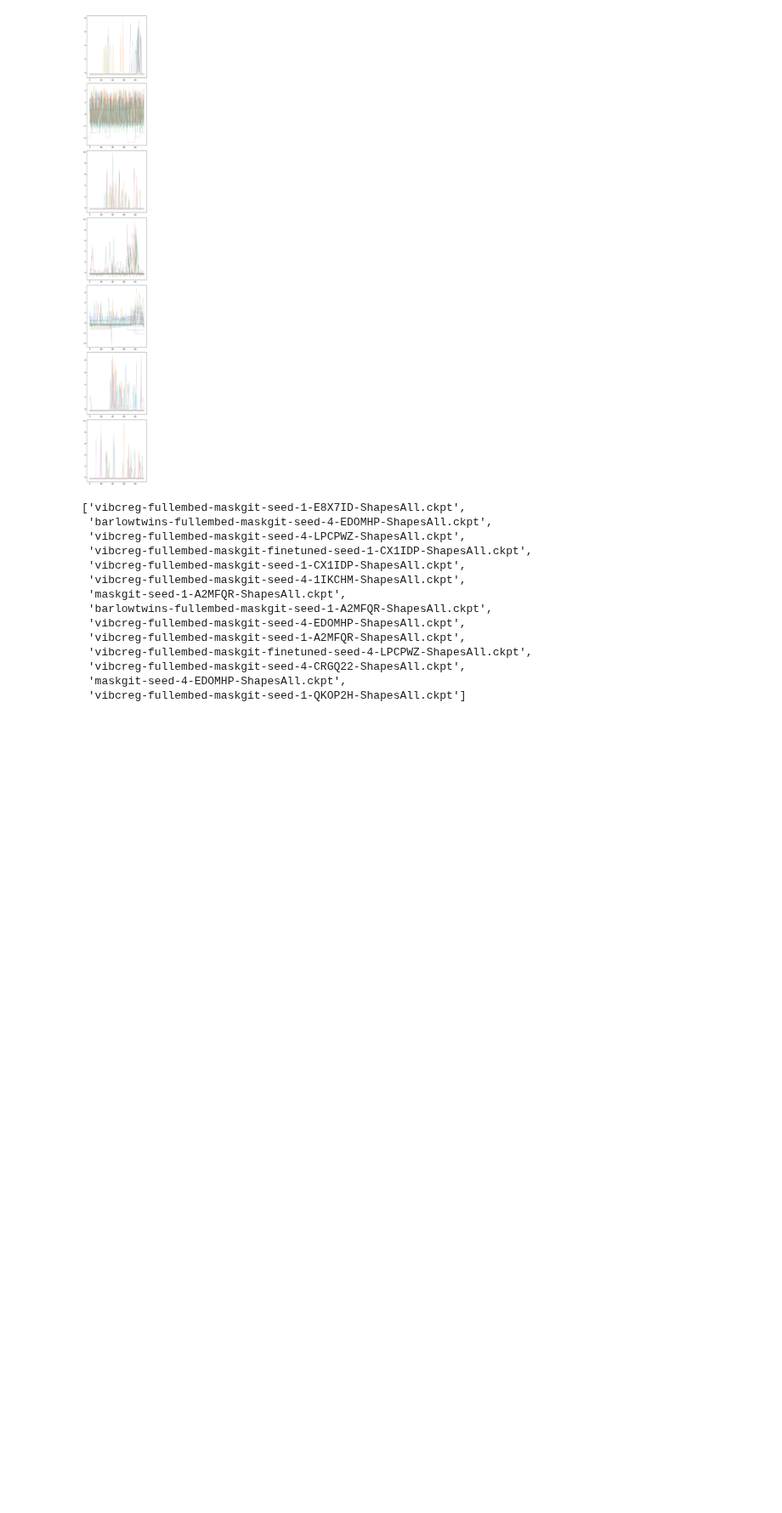
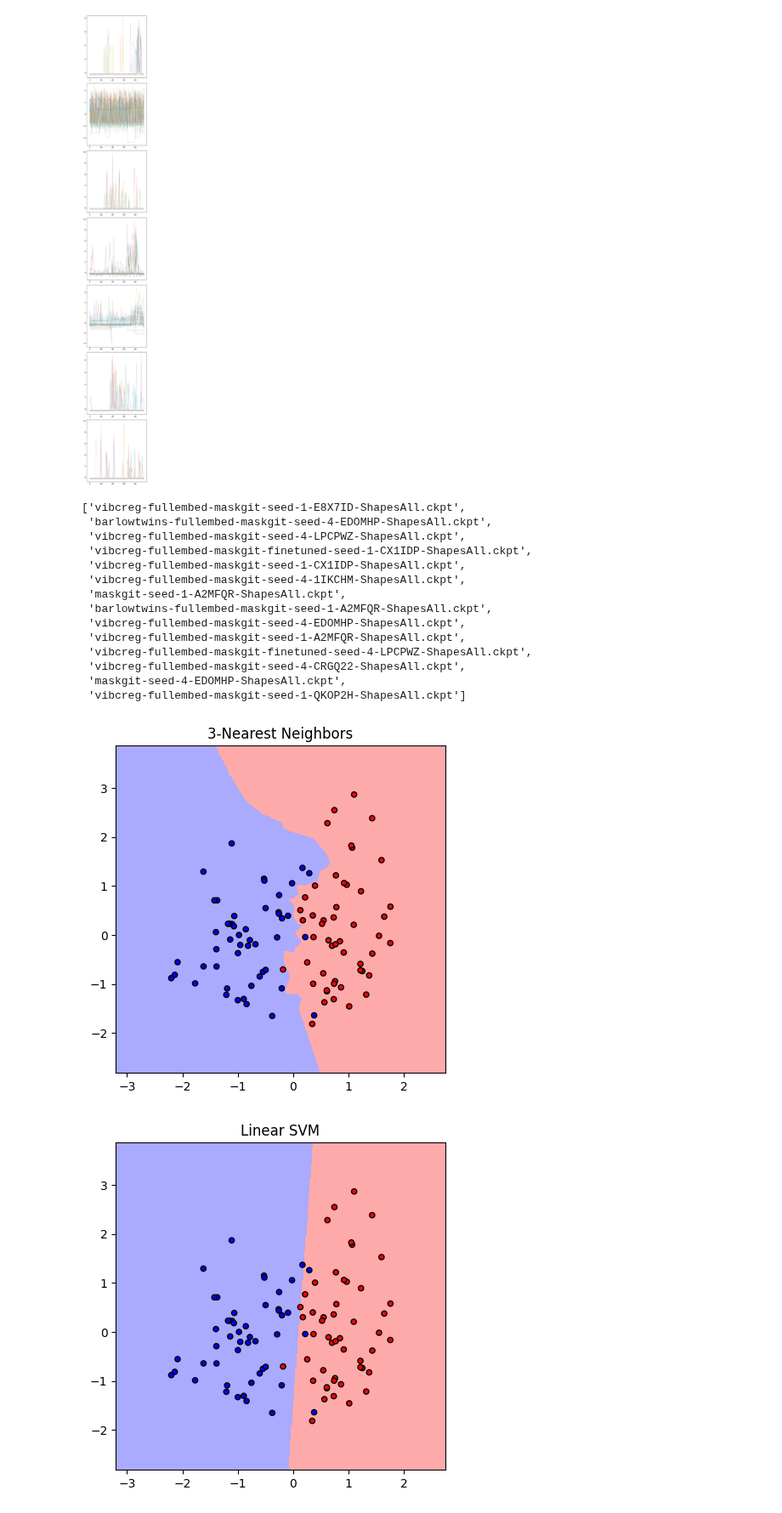
Before and after one commit to erlendlokna/Generative-SSL-VQVAE-modelling, a Jupyter notebook: lab.ipynb, the cells around one changed output. Shown at 85% size. Drawn from its saved outputs; the diff is of its cells as text; code cells hidden in the pictures; blank space fills up the shorter version.

```diff
--- a/lab.ipynb
+++ b/lab.ipynb
@@ -222,0 +231,51 @@ data['ShapesAll']
+# %%
+# Create a synthetic dataset
+X, y = datasets.make_classification(n_features=2, n_redundant=0, n_informative=2,
+                                    random_state=1, n_clusters_per_class=1)
+rng = np.random.RandomState(2)
+X += 2 * rng.uniform(size=X.shape)
+
+# Standardize features
+scaler = StandardScaler()
+X = scaler.fit_transform(X)
+
+# Create color maps
+cmap_light = ListedColormap(['#FFAAAA', '#AAAAFF'])
+cmap_bold = ListedColormap(['#FF0000', '#0000FF'])
+
+def plot_decision_boundary(clf, X, y, title, filename="test.pdf"):
+    # Fit the classifier
+    clf.fit(X, y)
+
+    # Set up the mesh for the background
+    h = .02
+    x_min, x_max = X[:, 0].min() - 1, X[:, 0].max() + 1
+    y_min, y_max = X[:, 1].min() - 1, X[:, 1].max() + 1
+    xx, yy = np.meshgrid(np.arange(x_min, x_max, h),
+                         np.arange(y_min, y_max, h))
+
+    # Predict for each point in the mesh
+    Z = clf.predict(np.c_[xx.ravel(), yy.ravel()])
+    Z = Z.reshape(xx.shape)
+
+    # Plot the results
+    plt.figure(figsize=(5, 5))
+    plt.contourf(xx, yy, Z, cmap=cmap_light)
+    plt.scatter(X[:, 0], X[:, 1], c=y, cmap=cmap_bold, edgecolor='k', s=20)
+    plt.xlim(xx.min(), xx.max())
+    plt.ylim(yy.min(), yy.max())
+    plt.savefig(filename)
+    plt.title(title)
+
+# Initialize classifiers
+knn = KNeighborsClassifier(n_neighbors=3)
+svm = SVC(kernel='linear', C=1.0)
+
+# Plot decision boundaries
+plot_decision_boundary(knn, X, y, "3-Nearest Neighbors")
+plot_decision_boundary(svm, X, y, "Linear SVM")
+
+plt.show()
+# %% [output]
+[figure, added]
+[figure, added]
```
Also changed, not shown: parts of 1 cell of this notebook, 25 other files.
